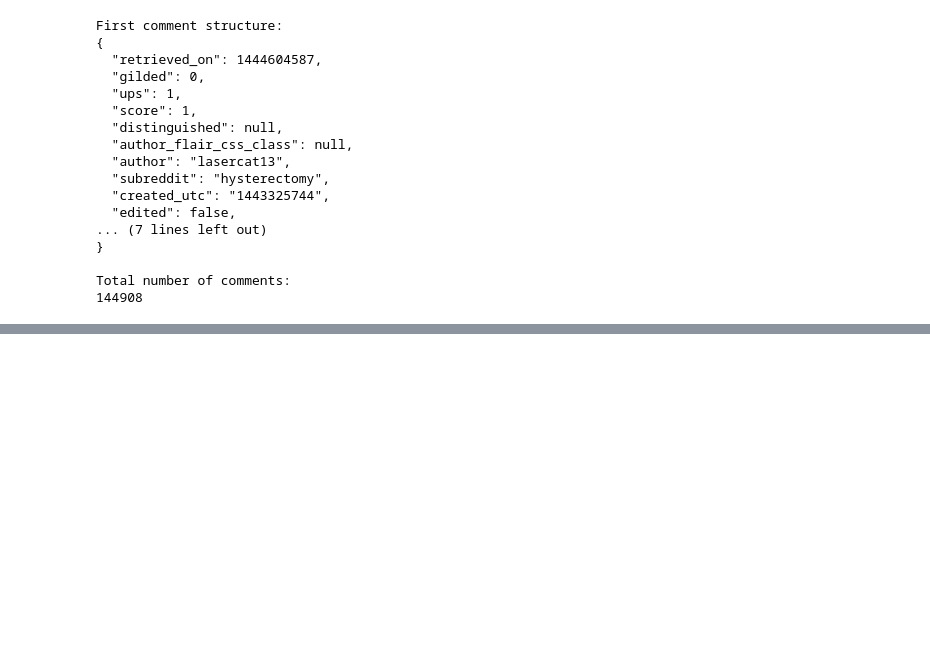
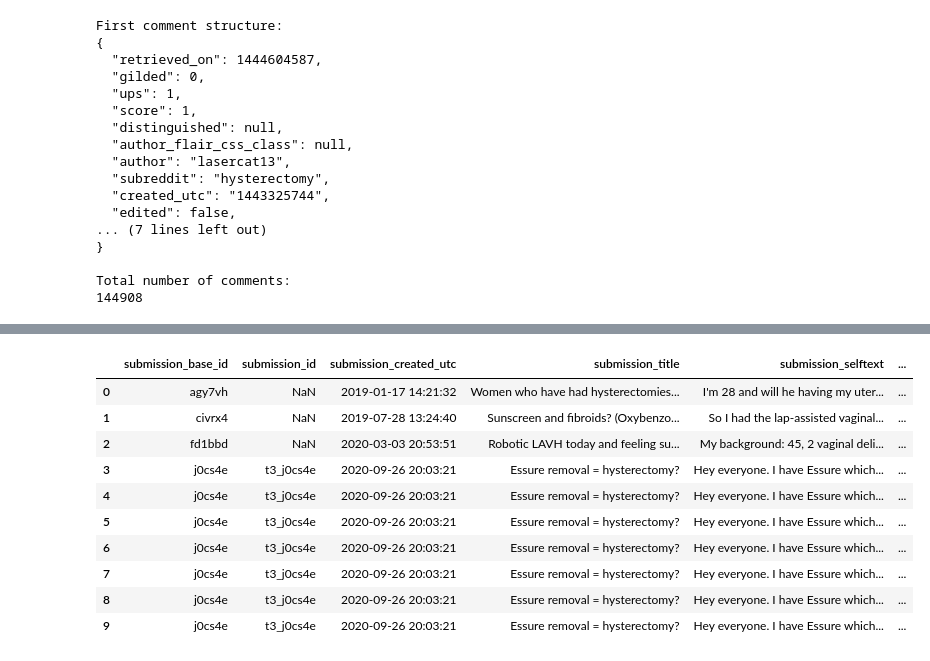
Before and after one commit to Aparnapalooza/Accelerator, a Jupyter notebook: code/example_JY_edt.ipynb, the cells around one changed output, grey strips where cells are left out. Saved outputs shown, nothing was run; the diff lists cells and outputs as text; code cells hidden in the pictures; blank space fills up the shorter version.

```diff
--- a/code/example_JY_edt.ipynb
+++ b/code/example_JY_edt.ipynb
@@ -246,9 +228,12 @@ Try using .loc[row_indexer,col_indexer] = value instead
 See the caveats in the documentation: https://pandas.pydata.org/pandas-docs/stable/user_guide/indexing.html#returning-a-view-versus-a-copy
   submissions_subset['created_utc'] = pd.to_datetime(submissions_subset['created_utc'], unit='s')
 # %%
-# Filter for titles containing "Essure"
-essure_submissions = submissions_subset[submissions_subset['title'].str.contains('Essure', case=True, na=False)]
-
+# Filter for submissions containing "Essure" in either title or selftext
+essure_pattern = r'\bEssure\b|\bessure\b'
+essure_submissions = submissions_subset[
+    submissions_subset['title'].str.contains(essure_pattern, regex=True, case=False, na=False) |
+    submissions_subset['selftext'].str.contains(essure_pattern, regex=True, case=False, na=False)
+]
 # Display info about the filtered DataFrame
 print("Number of submissions about Essure:", len(essure_submissions))
 
@@ -266,6 +262,6 @@ Titles containing 'Essure':
 # %%
 # comments data frame
 
-file_path = "../data/Input/Reddit/comments/hysterectomy_comments.zst"
+file_path = "../../data/Input/Reddit/comments/hysterectomy_comments.zst"
 comments_data = read_zst_to_json(file_path)
 # %% [output]
@@ -354,0 +332,4 @@ Number of unique posts these comments appear in: 28
+# %%
+# merge the comments and submissions
+# left join the comments to the submissions
+merged_df_1 = pd.merge(essure_submissions, comments_subset, left_on='name', right_on='link_id', how='left')
@@ -354,0 +358,16 @@ Number of unique posts these comments appear in: 28
+# %%
+# need to rename the column names
+merged_df_1.rename(columns={
+    'id_x': 'submission_base_id',
+    'id_y': 'comment_base_id',
+    'name': 'submission_id',
+    'link_id': 'comment_link_id',
+    'body': 'comment_body',
+    'created_utc_x': 'submission_created_utc',
+    'created_utc_y': 'comment_created_utc',
+    'subreddit_x': 'submission_subreddit',
+    'parent_id': 'comment_parent_id',
+    'title': 'submission_title',
+    'selftext': 'submission_selftext',
+    'subreddit_y': 'comment_subreddit'
+}, inplace=True)
@@ -354,0 +396,14 @@ Number of unique posts these comments appear in: 28
+# %%
+merged_df_1.head(10)
+# %% [output]
+|  | submission_base_id | submission_id | submission_created_utc | submission_title | submission_selftext | ... |
+| 0 | agy7vh | NaN | 2019-01-17 14:21:32 | Women who have had hysterectomies... | I'm 28 and will he having my uter... | ... |
+| 1 | civrx4 | NaN | 2019-07-28 13:24:40 | Sunscreen and fibroids? (Oxybenzo... | So I had the lap-assisted vaginal... | ... |
+| 2 | fd1bbd | NaN | 2020-03-03 20:53:51 | Robotic LAVH today and feeling su... | My background: 45, 2 vaginal deli... | ... |
+| 3 | j0cs4e | t3_j0cs4e | 2020-09-26 20:03:21 | Essure removal = hysterectomy? | Hey everyone. I have Essure which... | ... |
+| 4 | j0cs4e | t3_j0cs4e | 2020-09-26 20:03:21 | Essure removal = hysterectomy? | Hey everyone. I have Essure which... | ... |
+| 5 | j0cs4e | t3_j0cs4e | 2020-09-26 20:03:21 | Essure removal = hysterectomy? | Hey everyone. I have Essure which... | ... |
+| 6 | j0cs4e | t3_j0cs4e | 2020-09-26 20:03:21 | Essure removal = hysterectomy? | Hey everyone. I have Essure which... | ... |
+| 7 | j0cs4e | t3_j0cs4e | 2020-09-26 20:03:21 | Essure removal = hysterectomy? | Hey everyone. I have Essure which... | ... |
+| 8 | j0cs4e | t3_j0cs4e | 2020-09-26 20:03:21 | Essure removal = hysterectomy? | Hey everyone. I have Essure which... | ... |
+| 9 | j0cs4e | t3_j0cs4e | 2020-09-26 20:03:21 | Essure removal = hysterectomy? | Hey everyone. I have Essure which... | ... |
```
Also changed, not shown: parts of 17 cells of this notebook, 2 other files.
